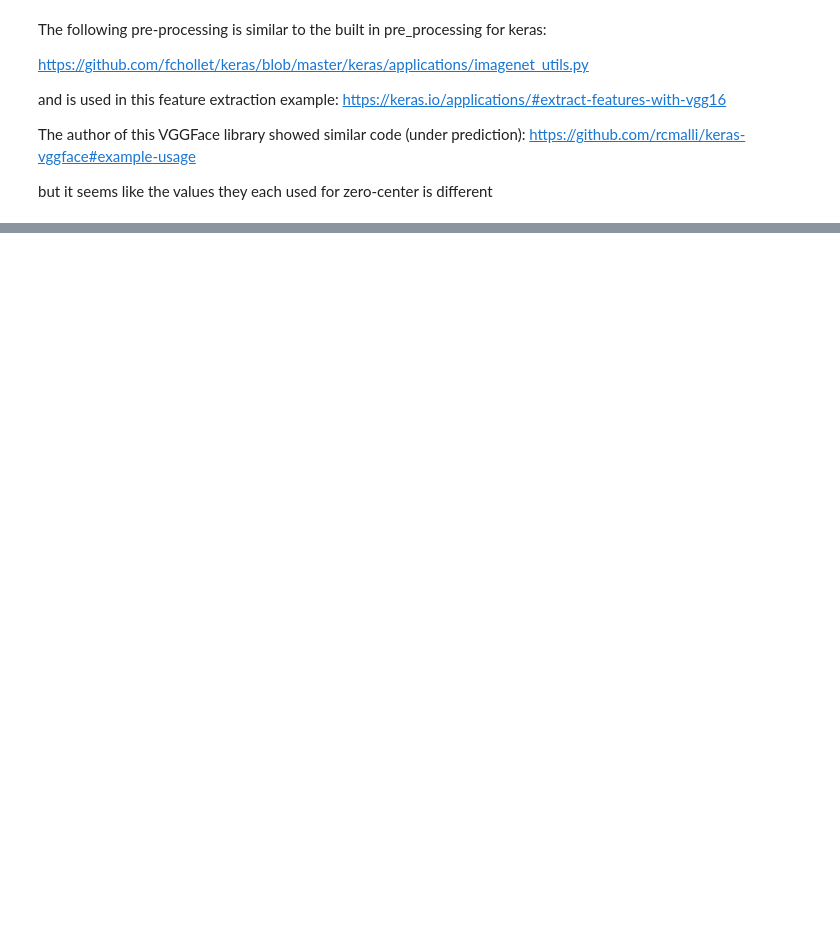
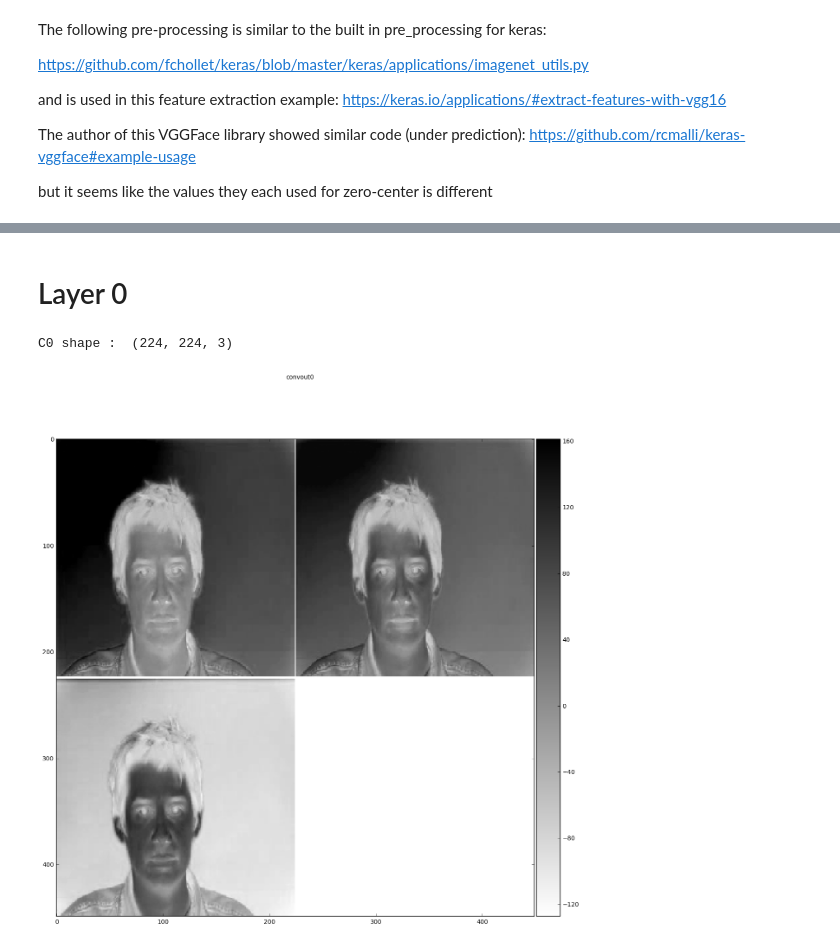
Before and after one commit to adamheins/read-my-lips, a Jupyter notebook: VGGFace Example/VGGFace_Single_Pic_Example.ipynb, the cells around one changed output, grey strips where cells are left out. Cells and saved outputs as stored; diff of their text form; code cells hidden in the pictures; blank space fills up the shorter version.

```diff
--- a/VGGFace Example/VGGFace_Single_Pic_Example.ipynb
+++ b/VGGFace Example/VGGFace_Single_Pic_Example.ipynb
@@ -44,5 +44,5 @@ x[:, :, :, 2] -= 129.1863
 from keras.layers import Input
 
 image_input = Input(shape=(224, 224, 3))
-vgg_model_conv = VGGFace(include_top=False, pooling='avg')
-#vgg_model_conv.summary()
+vgg_model_false = VGGFace(pooling='avg', include_top=False)
+vgg_model_full = VGGFace()
@@ -74,0 +128,15 @@ features.shape
+# %% [markdown]
+# Layer 0
+# %%
+output0 = vgg_model_full.layers[0].output
+_convout0_f = K.function(inputs, [output0])
+C0 = convout_f(x, _convout0_f)
+C0 = np.squeeze(C0)
+print("C0 shape : ", C0.shape)
+
+pl.figure(figsize=(15, 15))
+pl.suptitle('convout0')
+nice_imshow(pl.gca(), make_mosaic(C0, 2, 2), cmap=cm.binary)
+# %% [output]
+C0 shape :  (224, 224, 3)
+[figure, added]
```
Also changed, not shown: parts of 17 cells of this notebook, 2 other files.
